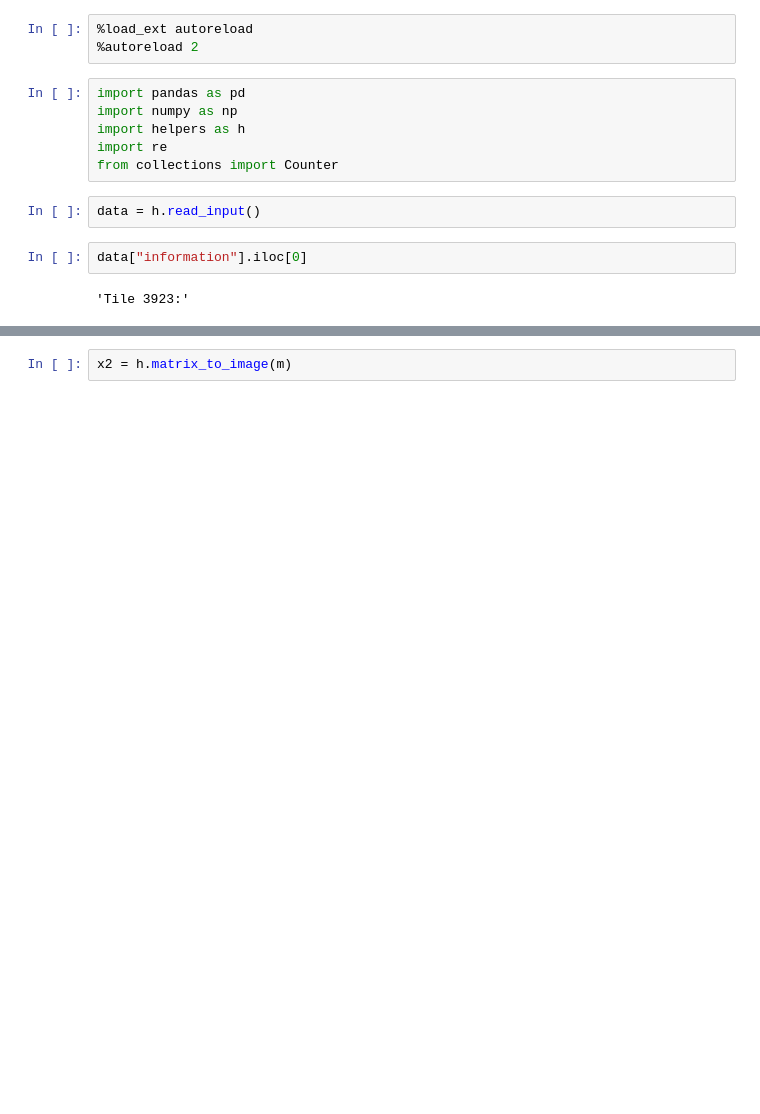
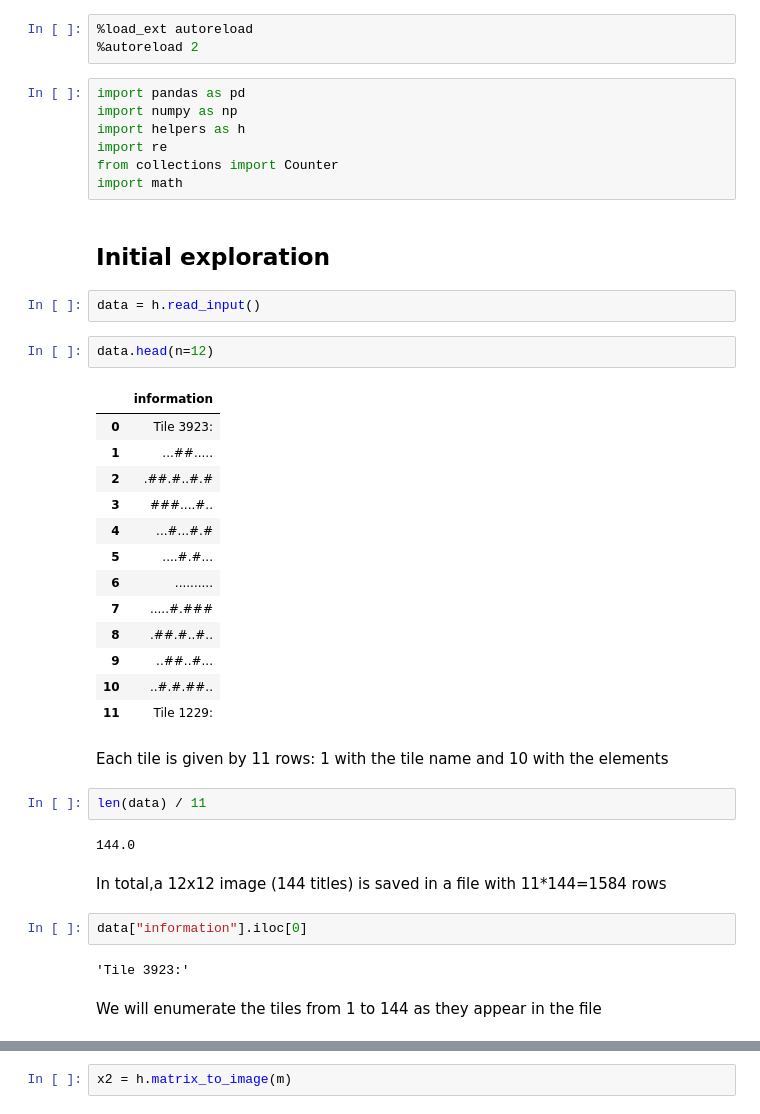
Before and after one commit to pep1024/20250102_advent_2020, a Jupyter notebook: 20250102_ex20.ipynb, the cells around one changed output, grey strips where cells are left out. Cells and saved outputs as stored; diff of their text form; blank space fills up the shorter version.

```diff
--- a/20250102_ex20.ipynb
+++ b/20250102_ex20.ipynb
@@ -7,10 +7,39 @@ import numpy as np
 import helpers as h
 import re
 from collections import Counter
+import math
+# %% [markdown]
+## Initial exploration
 # %%
 data = h.read_input()
+# %%
+data.head(n=12)
+# %% [output]
+|  | information |
+| 0 | Tile 3923: |
+| 1 | ...##..... |
+| 2 | .##.#..#.# |
+| 3 | ###....#.. |
+| 4 | ...#...#.# |
+| 5 | ....#.#... |
+| 6 | .......... |
+| 7 | .....#.### |
+| 8 | .##.#..#.. |
+| 9 | ..##..#... |
+| 10 | ..#.#.##.. |
+| 11 | Tile 1229: |
+# %% [markdown]
+Each tile is given by 11 rows: 1 with the tile name and 10 with the elements
+# %%
+len(data) / 11
+# %% [output]
+144.0
+# %% [markdown]
+In total,a 12x12 image (144 titles) is saved in a file with 11*144=1584 rows
 # %%
 data["information"].iloc[0]
 # %% [output]
 'Tile 3923:'
+# %% [markdown]
+We will enumerate the tiles from 1 to 144 as they appear in the file
 # %%
```
Also changed, not shown: parts of 109 cells of this notebook, 3 other files.
